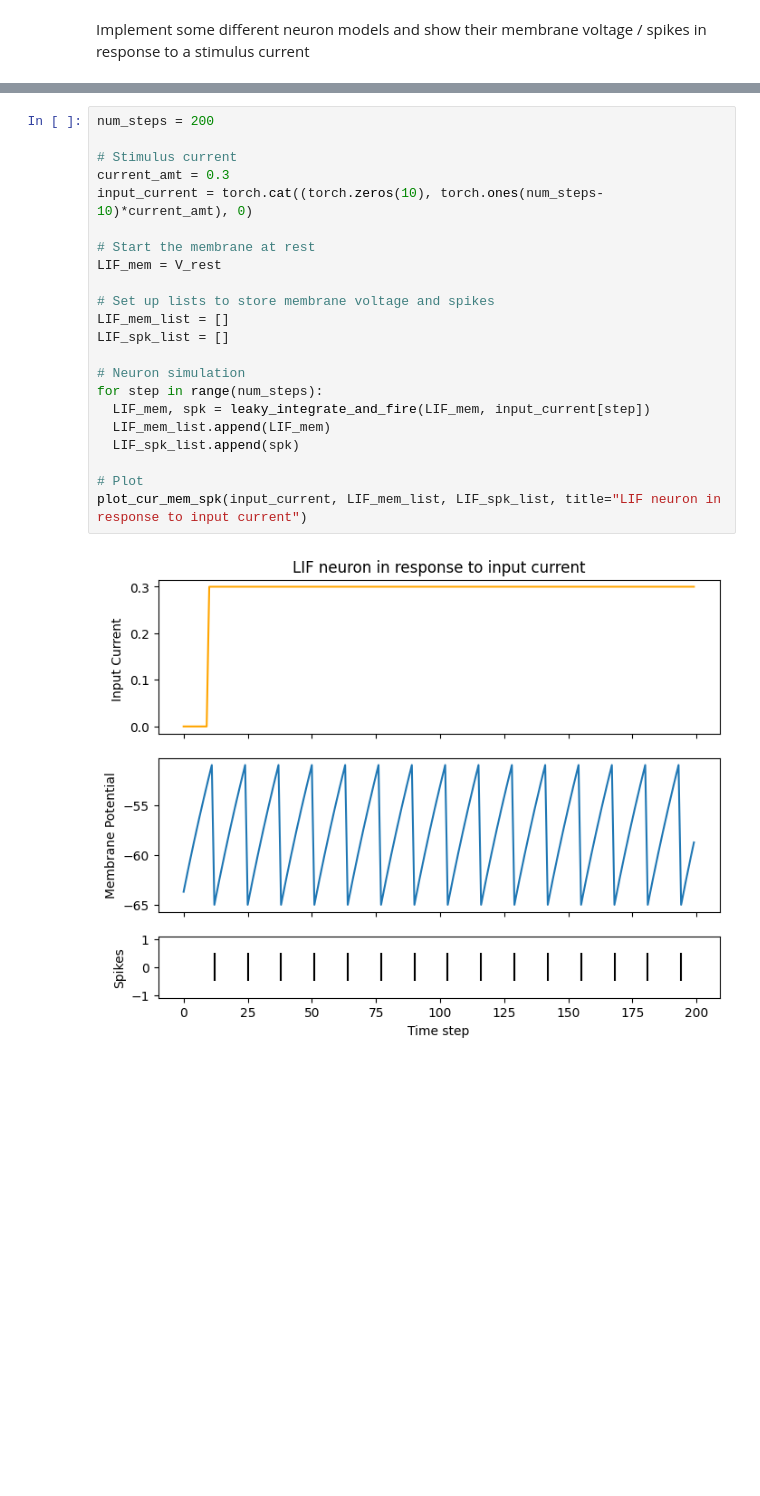
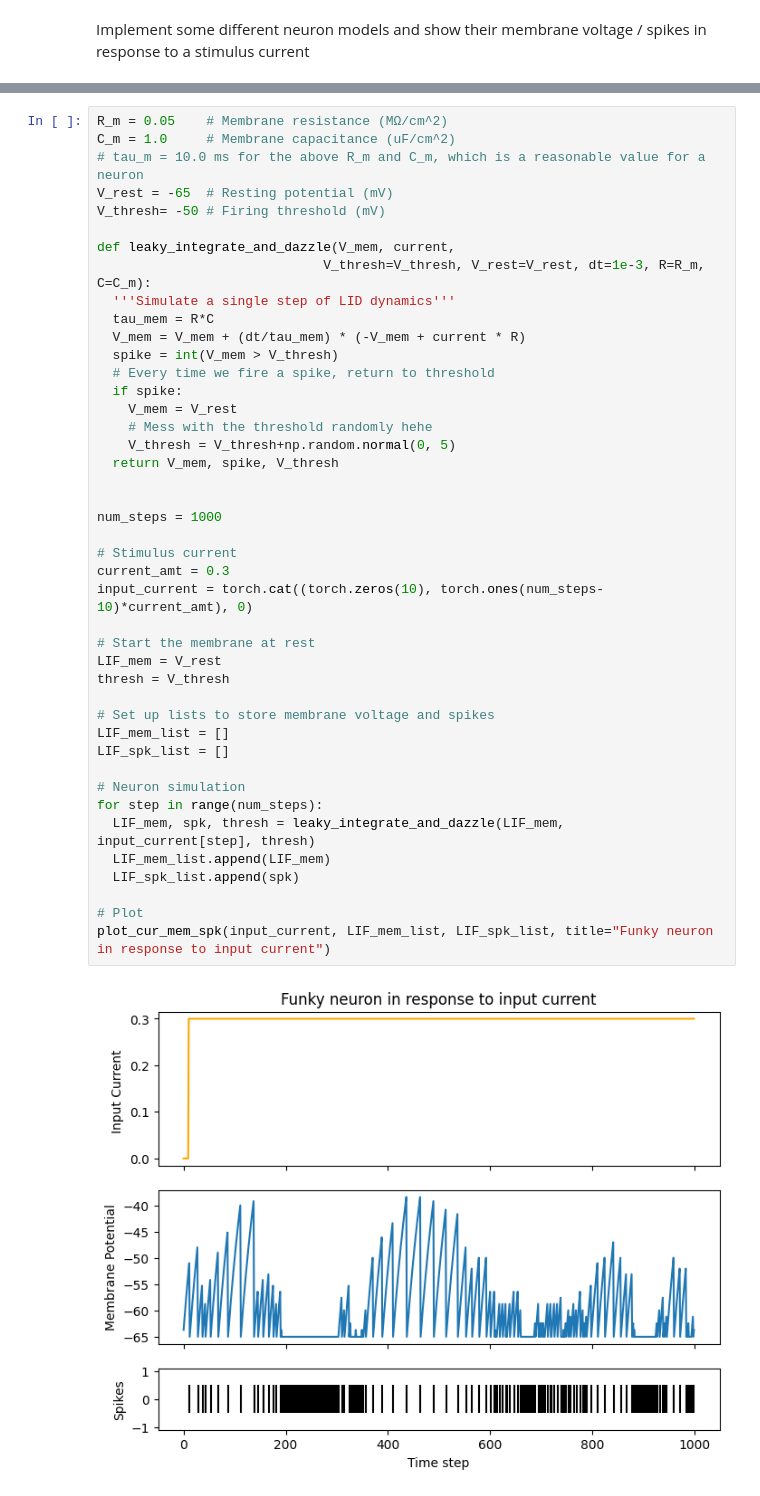
Before and after one commit to calderast/spiking-neural-networks, a Jupyter notebook: neuron_comparison.ipynb, the cells around one changed output, grey strips where cells are left out. Cells and saved outputs as stored; diff of their text form; blank space fills up the shorter version.

Commit message:
Show plots of a few different neuron types

```diff
--- a/neuron_comparison.ipynb
+++ b/neuron_comparison.ipynb
@@ -96,24 +232,45 @@ Now simulate those neurons response to an stimulus current!
 # %%
-num_steps = 200
+R_m = 0.05    # Membrane resistance (MΩ/cm^2)
+C_m = 1.0     # Membrane capacitance (uF/cm^2)
+# tau_m = 10.0 ms for the above R_m and C_m, which is a reasonable value for a neuron
+V_rest = -65  # Resting potential (mV)
+V_thresh= -50 # Firing threshold (mV)
+
+def leaky_integrate_and_dazzle(V_mem, current,
+                             V_thresh=V_thresh, V_rest=V_rest, dt=1e-3, R=R_m, C=C_m):
+  '''Simulate a single step of LID dynamics'''
+  tau_mem = R*C
+  V_mem = V_mem + (dt/tau_mem) * (-V_mem + current * R)
+  spike = int(V_mem > V_thresh)
+  # Every time we fire a spike, return to threshold
+  if spike:
+    V_mem = V_rest
+    # Mess with the threshold randomly hehe
+    V_thresh = V_thresh+np.random.normal(0, 5)
+  return V_mem, spike, V_thresh
+
+
+num_steps = 1000
 
 # Stimulus current
 current_amt = 0.3
 input_current = torch.cat((torch.zeros(10), torch.ones(num_steps-10)*current_amt), 0)
 
 # Start the membrane at rest
 LIF_mem = V_rest
+thresh = V_thresh
 
 # Set up lists to store membrane voltage and spikes
 LIF_mem_list = []
 LIF_spk_list = []
 
 # Neuron simulation
 for step in range(num_steps):
-  LIF_mem, spk = leaky_integrate_and_fire(LIF_mem, input_current[step])
+  LIF_mem, spk, thresh = leaky_integrate_and_dazzle(LIF_mem, input_current[step], thresh)
   LIF_mem_list.append(LIF_mem)
   LIF_spk_list.append(spk)
 
 # Plot
-plot_cur_mem_spk(input_current, LIF_mem_list, LIF_spk_list, title="LIF neuron in response to input current")
+plot_cur_mem_spk(input_current, LIF_mem_list, LIF_spk_list, title="Funky neuron in response to input current")
 # %% [output]
-[figure, old version]
+[figure, new version]
```
Also changed, not shown: parts of 11 cells of this notebook.
